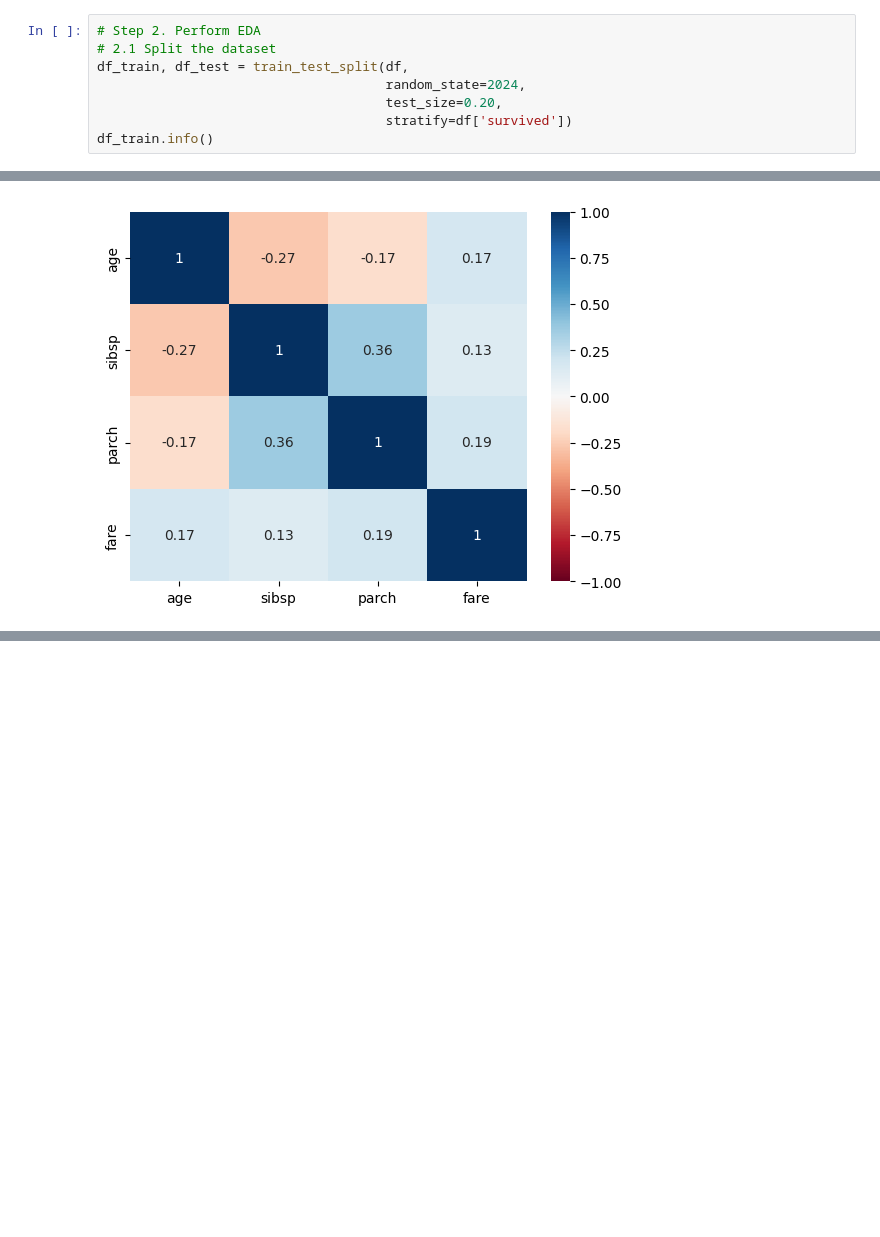
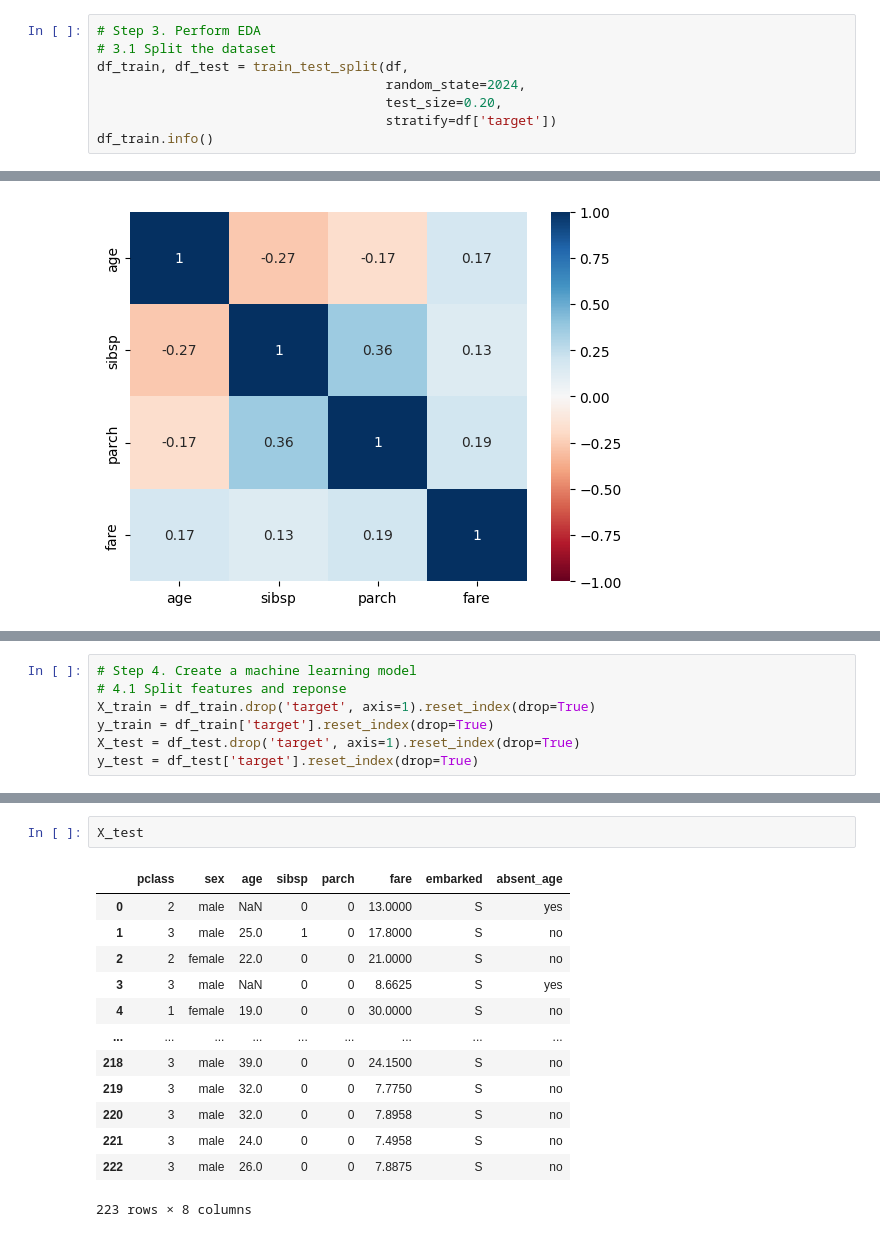
Before and after one commit to alexismenanieves/4Geeks, a Jupyter notebook: Titanic_Analysis_Model.ipynb, the cells around one changed output, grey strips where cells are left out. Saved outputs shown, nothing was run; the diff lists cells and outputs as text; blank space fills up the shorter version.

```diff
--- a/Titanic_Analysis_Model.ipynb
+++ b/Titanic_Analysis_Model.ipynb
@@ -80,10 +117,10 @@ df = df_interim.copy()
 # %%
-# Step 2. Perform EDA
-# 2.1 Split the dataset
+# Step 3. Perform EDA
+# 3.1 Split the dataset
 df_train, df_test = train_test_split(df,
                                      random_state=2024,
                                      test_size=0.20,
-                                     stratify=df['survived'])
+                                     stratify=df['target'])
 df_train.info()
 # %% [output]
 <class 'pandas.core.frame.DataFrame'>
@@ -162,0 +203,7 @@ plt.show()
+# %%
+# Step 4. Create a machine learning model
+# 4.1 Split features and reponse
+X_train = df_train.drop('target', axis=1).reset_index(drop=True)
+y_train = df_train['target'].reset_index(drop=True)
+X_test = df_test.drop('target', axis=1).reset_index(drop=True)
+y_test = df_test['target'].reset_index(drop=True)
@@ -195,3 +294,19 @@ df_train_tf
 | 889 | 0.0 | 0.0 | 1.0 | 0.0 | 1.0 | 0.0 | ... |
 | 890 | 1.0 | 0.0 | 0.0 | 0.0 | 1.0 | 1.0 | ... |
 891 rows × 14 columns
+# %%
+X_test
+# %% [output]
+|  | pclass | sex | age | sibsp | parch | fare | embarked | absent_age |
+| 0 | 2 | male | NaN | 0 | 0 | 13.0000 | S | yes |
+| 1 | 3 | male | 25.0 | 1 | 0 | 17.8000 | S | no |
+| 2 | 2 | female | 22.0 | 0 | 0 | 21.0000 | S | no |
+| 3 | 3 | male | NaN | 0 | 0 | 8.6625 | S | yes |
+| 4 | 1 | female | 19.0 | 0 | 0 | 30.0000 | S | no |
+| ... | ... | ... | ... | ... | ... | ... | ... | ... |
+| 218 | 3 | male | 39.0 | 0 | 0 | 24.1500 | S | no |
+| 219 | 3 | male | 32.0 | 0 | 0 | 7.7750 | S | no |
+| 220 | 3 | male | 32.0 | 0 | 0 | 7.8958 | S | no |
+| 221 | 3 | male | 24.0 | 0 | 0 | 7.4958 | S | no |
+| 222 | 3 | male | 26.0 | 0 | 0 | 7.8875 | S | no |
+223 rows × 8 columns
```
Also changed, not shown: parts of 33 cells of this notebook.
